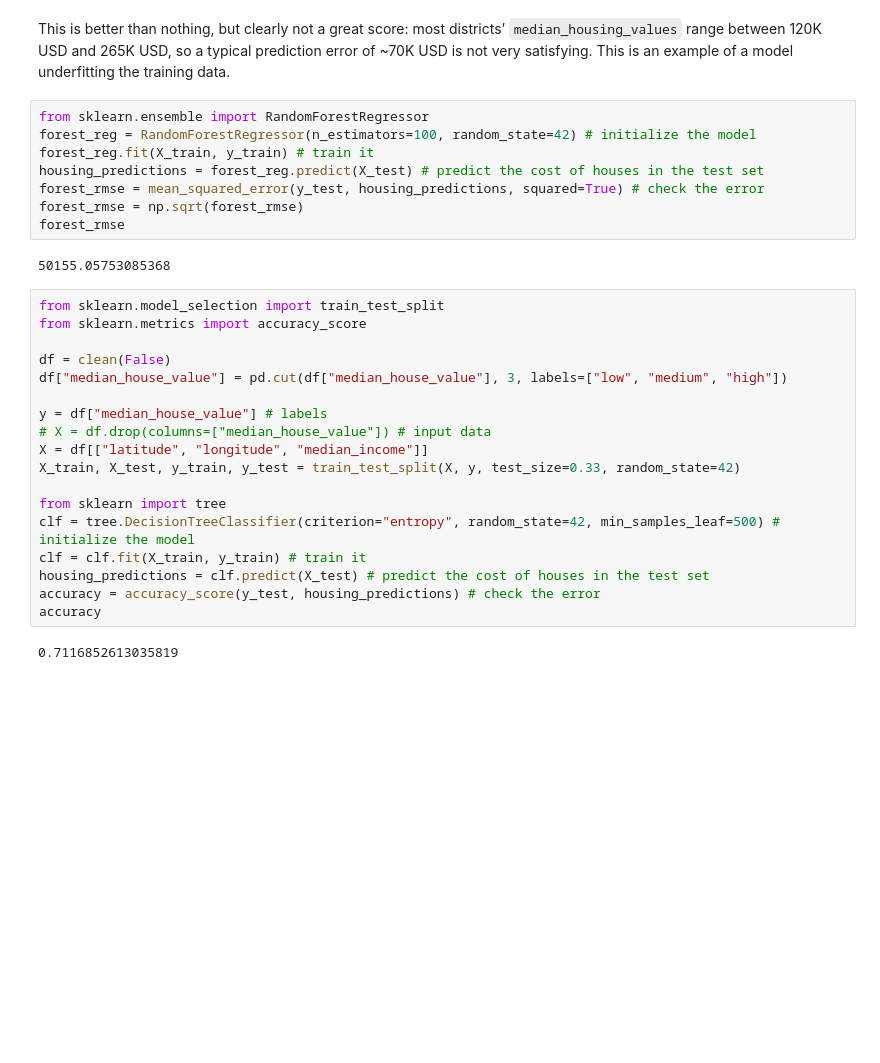
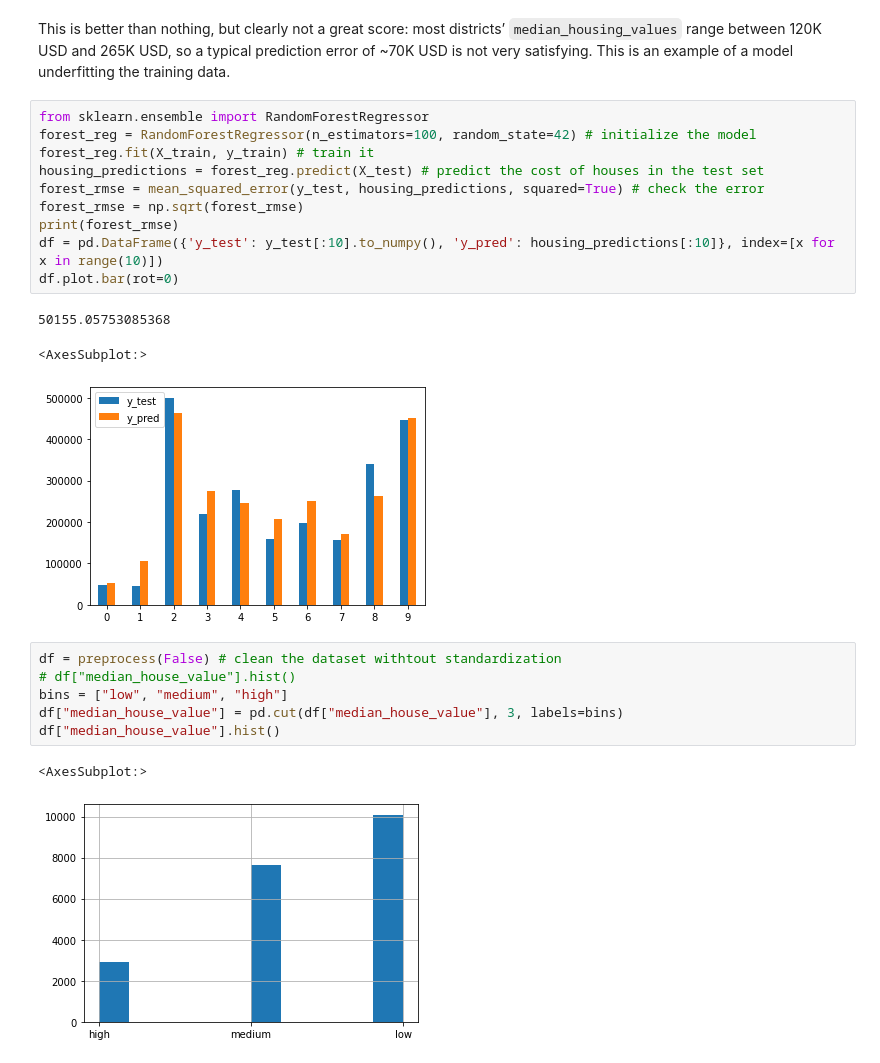
Before and after one commit to w4bo/teaching-handsondatapipelines, a Jupyter notebook: 02-MachineLearning/02-MachineLearning.ipynb, the cells around one changed output. Drawn from its saved outputs; the diff is of its cells as text; blank space fills up the shorter version.

```diff
--- a/02-MachineLearning/02-MachineLearning.ipynb
+++ b/02-MachineLearning/02-MachineLearning.ipynb
@@ -117,30 +122,23 @@ data.
 # %%
 from sklearn.ensemble import RandomForestRegressor
 forest_reg = RandomForestRegressor(n_estimators=100, random_state=42) # initialize the model
 forest_reg.fit(X_train, y_train) # train it
 housing_predictions = forest_reg.predict(X_test) # predict the cost of houses in the test set
 forest_rmse = mean_squared_error(y_test, housing_predictions, squared=True) # check the error
 forest_rmse = np.sqrt(forest_rmse)
-forest_rmse
+print(forest_rmse)
+df = pd.DataFrame({'y_test': y_test[:10].to_numpy(), 'y_pred': housing_predictions[:10]}, index=[x for x in range(10)])
+df.plot.bar(rot=0)
 # %% [output]
 50155.05753085368
+<AxesSubplot:>
+[figure, added]
 # %%
-from sklearn.model_selection import train_test_split
-from sklearn.metrics import accuracy_score
-
-df = clean(False)
-df["median_house_value"] = pd.cut(df["median_house_value"], 3, labels=["low", "medium", "high"])
-
-y = df["median_house_value"] # labels
-# X = df.drop(columns=["median_house_value"]) # input data
-X = df[["latitude", "longitude", "median_income"]]
-X_train, X_test, y_train, y_test = train_test_split(X, y, test_size=0.33, random_state=42)
-
-from sklearn import tree
-clf = tree.DecisionTreeClassifier(criterion="entropy", random_state=42, min_samples_leaf=500) # initialize the model
-clf = clf.fit(X_train, y_train) # train it
-housing_predictions = clf.predict(X_test) # predict the cost of houses in the test set
-accuracy = accuracy_score(y_test, housing_predictions) # check the error
-accuracy
+df = preprocess(False) # clean the dataset withtout standardization
+# df["median_house_value"].hist()
+bins = ["low", "medium", "high"]
+df["median_house_value"] = pd.cut(df["median_house_value"], 3, labels=bins)
+df["median_house_value"].hist()
 # %% [output]
-0.7116852613035819
+<AxesSubplot:>
+[figure, added]
```
Also changed, not shown: parts of 5 cells of this notebook.
